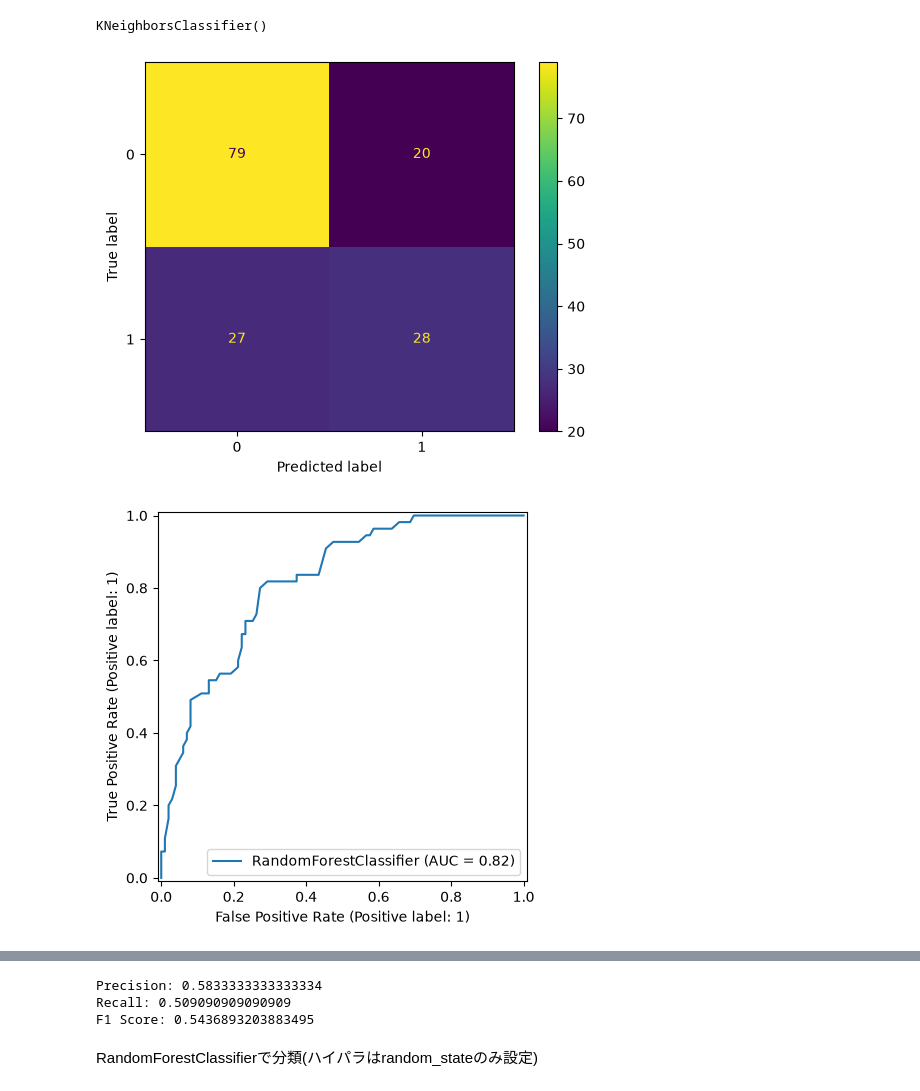
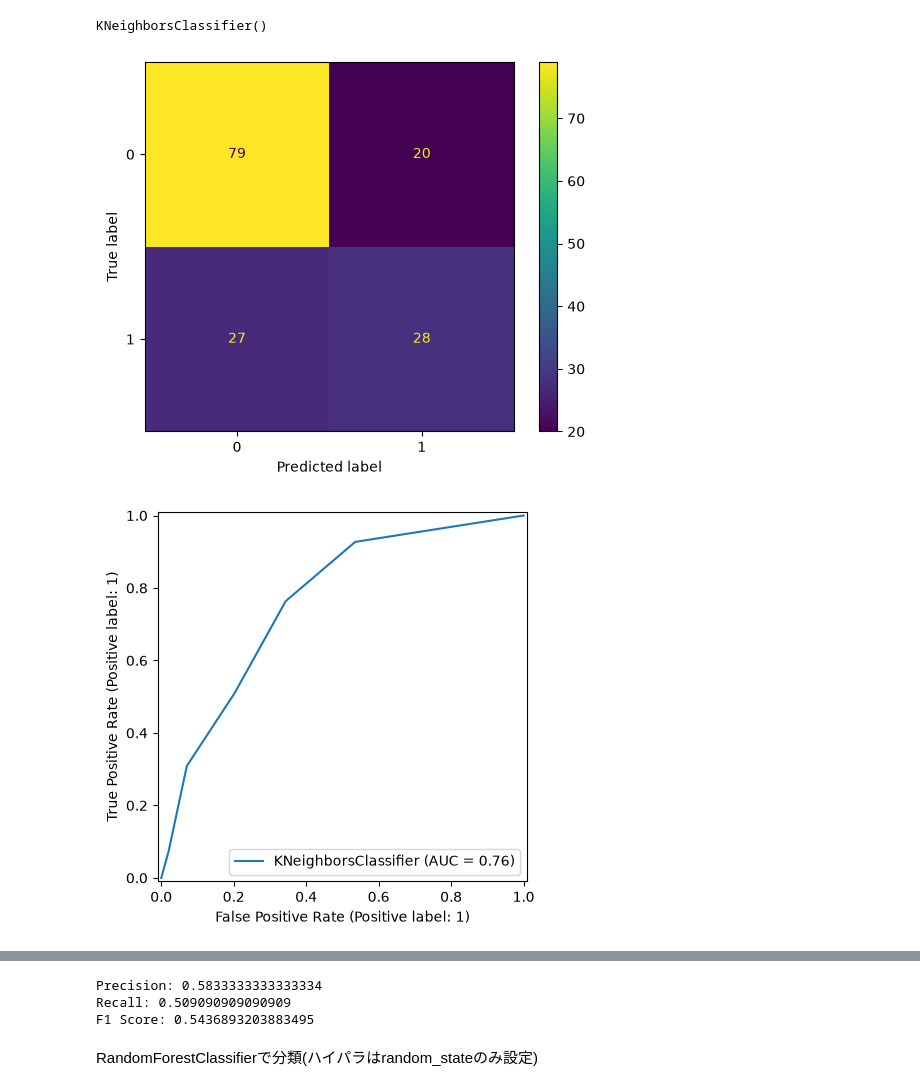
Before and after one commit to KantaHayashi0819/Diabetes-Classification, a Jupyter notebook: main.ipynb, the cells around one changed output, grey strips where cells are left out. Cells and saved outputs as stored; diff of their text form; code cells hidden in the pictures.

```diff
--- a/main.ipynb
+++ b/main.ipynb
@@ -57,12 +58,12 @@ knn.fit(train_X, train_y)
 KNeighborsClassifier()
 # %%
 ConfusionMatrixDisplay.from_estimator(knn, test_X, test_y)
-RocCurveDisplay.from_estimator(rf, test_X, test_y)
-PrecisionRecallDisplay.from_estimator(rf, test_X, test_y)
+RocCurveDisplay.from_estimator(knn, test_X, test_y)
+PrecisionRecallDisplay.from_estimator(knn, test_X, test_y)
 plt.show()
 print("Precision:", precision_score(test_y, knn.predict(test_X)))
 print("Recall:", recall_score(test_y, knn.predict(test_X)))
 print("F1 Score:", f1_score(test_y, knn.predict(test_X)))
 # %% [output]
 [figure]
-[figure, old version]
+[figure, new version]
```
Also changed, not shown: parts of 3 cells of this notebook.
